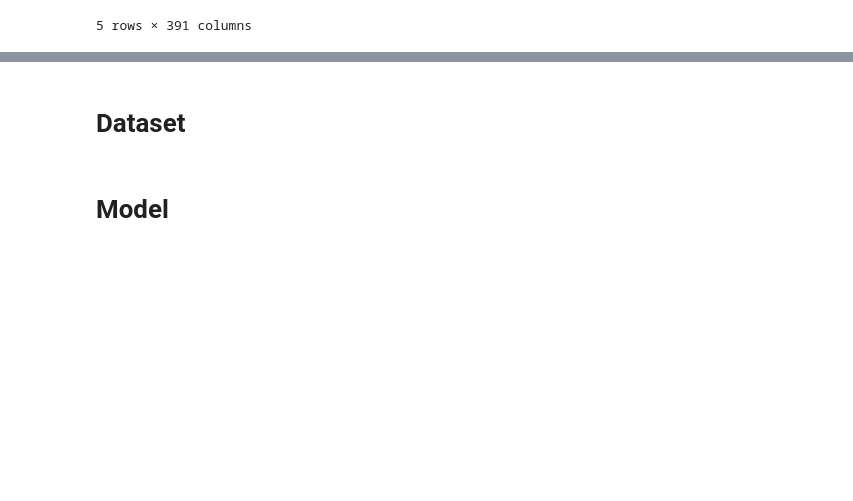
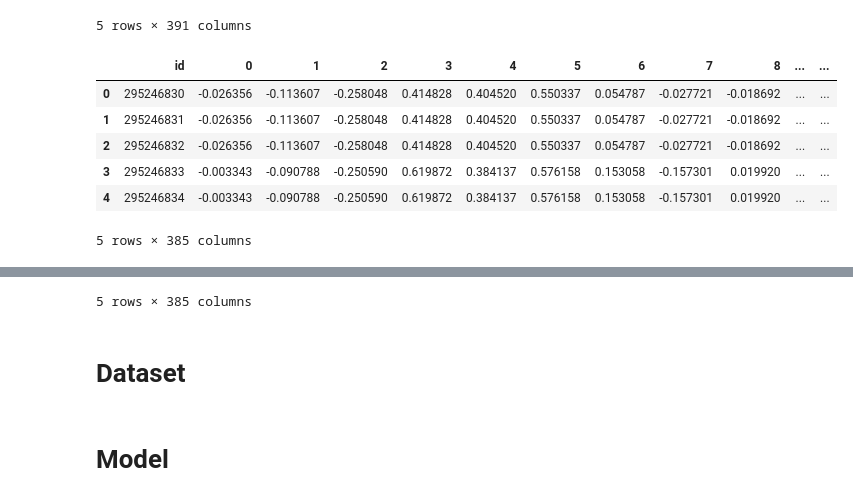
Before and after one commit to yuto-m12/Kaggle_NeurIPS2024, a Jupyter notebook: neurips/models/train_Mamba.ipynb, the cells around one changed output, grey strips where cells are left out. Saved outputs shown, nothing was run; the diff lists cells and outputs as text; code cells hidden in the pictures; blank space fills up the shorter version.

```diff
--- a/neurips/models/train_Mamba.ipynb
+++ b/neurips/models/train_Mamba.ipynb
@@ -48,6 +48,9 @@ from albumentations.pytorch import ToTensorV2
 # use one device only
 os.environ["CUDA_VISIBLE_DEVICES"] = "0"
 con = duckdb.connect()
+
+pd.set_option('display.max_columns', None)
+pd.set_option('display.max_rows', None)
 # %% [markdown]
 20000_50per_CLM.parquet
 # %%
@@ -92,6 +96,10 @@ train_clm = con.query(f"""(SELECT *
 test = con.query(f"""(SELECT *
                         FROM parquet_scan('{CFG.TEST_PATH}')
                         LIMIT 10000)""").df()
+# %%
+test_clm = con.query(f"""(SELECT *
+                        FROM parquet_scan('{CFG.TEST_CLM_PATH}')
+                        )""").df()
 # %%
 from sklearn.model_selection import KFold
 
@@ -138,3 +146,14 @@ display(train_clm.tail())
 | 19998 | 162837859 | 0.350395 | -0.336577 | -0.020381 | 0.266737 | 0.073077 | 0.627532 | 0.134965 | 0.158673 | -0.056279 | ... | ... |
 | 19999 | 36449071 | 0.375762 | -0.040645 | 0.166833 | 0.137244 | 0.009307 | 0.530286 | 0.003918 | 0.089983 | 0.129359 | ... | ... |
 5 rows × 391 columns
+# %%
+display(test_clm.head())
+display(test_clm.tail())
+# %% [output]
+|  | id | 0 | 1 | 2 | 3 | 4 | 5 | 6 | 7 | 8 | ... | ... |
+| 0 | 295246830 | -0.026356 | -0.113607 | -0.258048 | 0.414828 | 0.404520 | 0.550337 | 0.054787 | -0.027721 | -0.018692 | ... | ... |
+| 1 | 295246831 | -0.026356 | -0.113607 | -0.258048 | 0.414828 | 0.404520 | 0.550337 | 0.054787 | -0.027721 | -0.018692 | ... | ... |
+| 2 | 295246832 | -0.026356 | -0.113607 | -0.258048 | 0.414828 | 0.404520 | 0.550337 | 0.054787 | -0.027721 | -0.018692 | ... | ... |
+| 3 | 295246833 | -0.003343 | -0.090788 | -0.250590 | 0.619872 | 0.384137 | 0.576158 | 0.153058 | -0.157301 | 0.019920 | ... | ... |
+| 4 | 295246834 | -0.003343 | -0.090788 | -0.250590 | 0.619872 | 0.384137 | 0.576158 | 0.153058 | -0.157301 | 0.019920 | ... | ... |
+5 rows × 385 columns
@@ -141,3 +166,4 @@ display(train_clm.tail())
+5 rows × 385 columns
 # %% [markdown]
 # Dataset
 # %%
```
Also changed, not shown: parts of 10 cells of this notebook, 3 other files.
